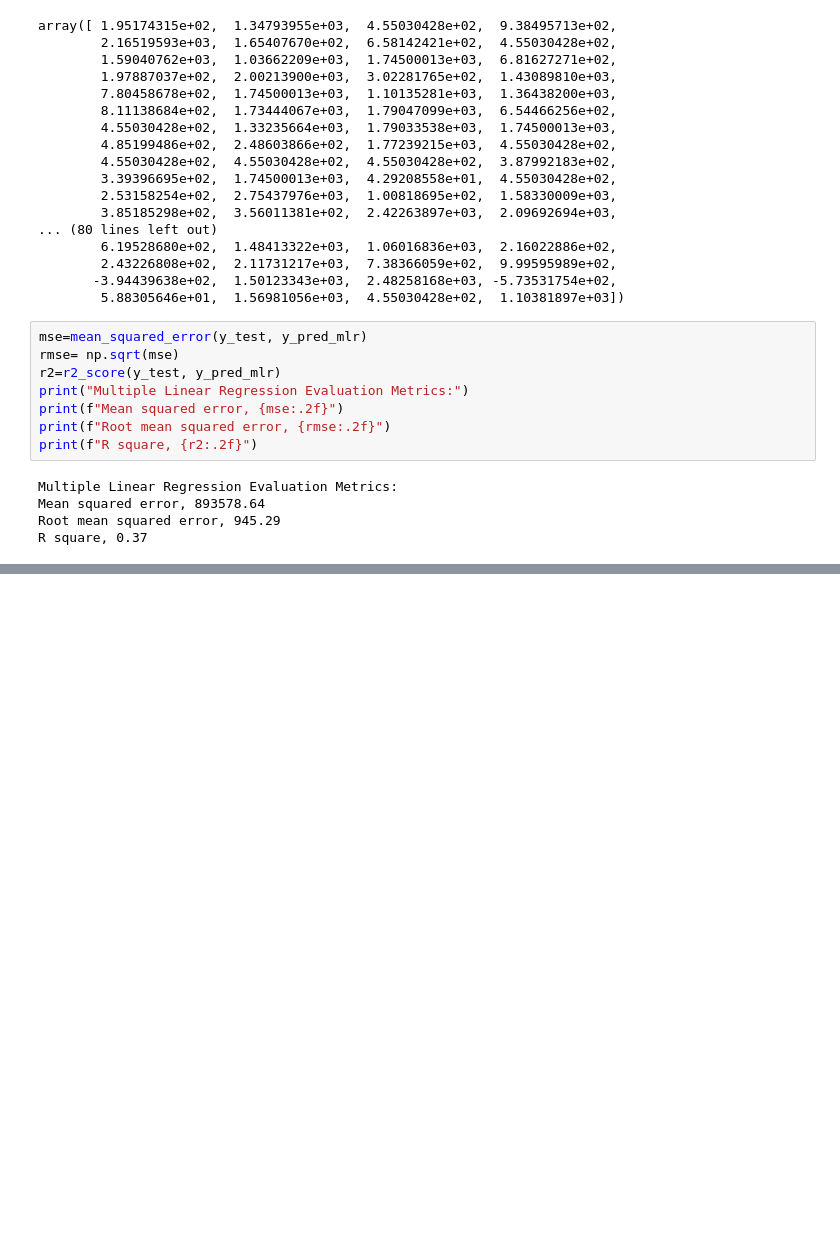
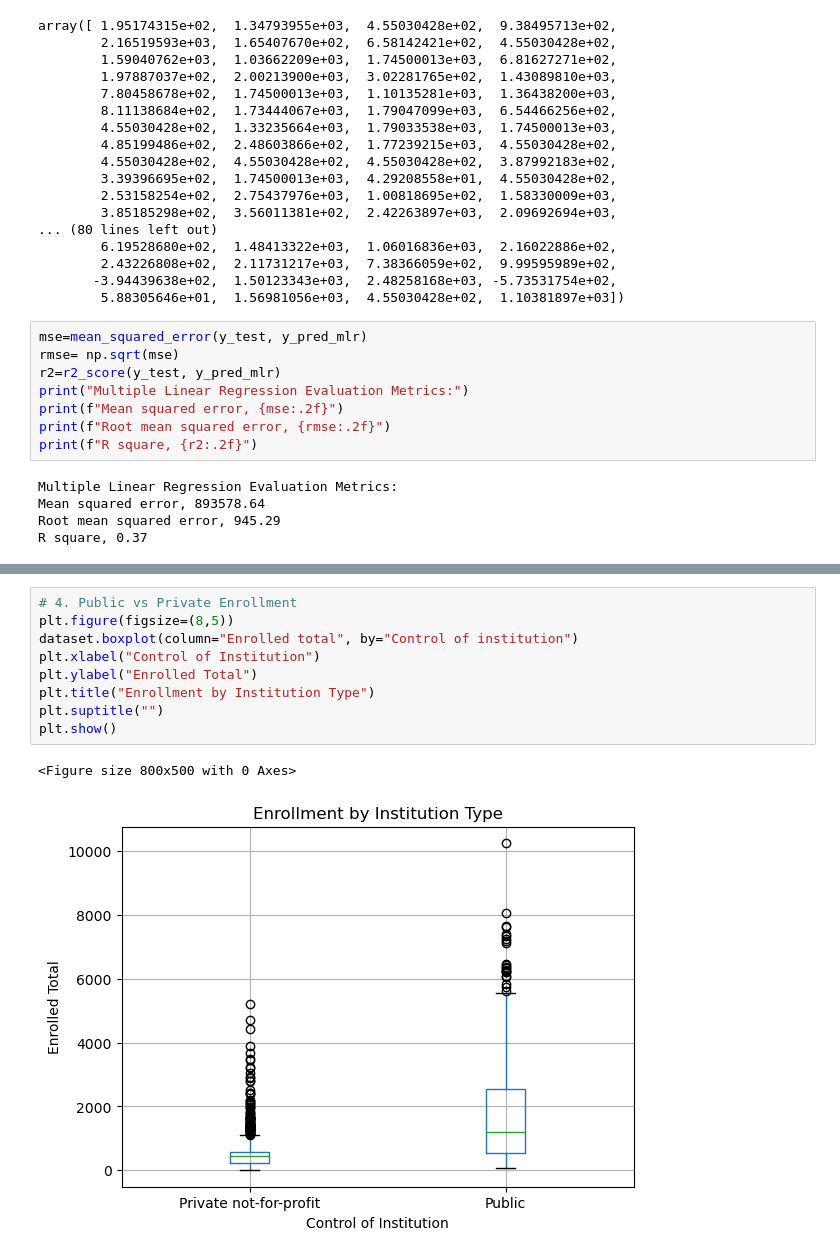
Before and after one commit to bjesarey/DS160_Final_Project_BE_JH, a Jupyter notebook: DS_160_Final_Notebook.ipynb, the cells around one changed output, grey strips where cells are left out. Drawn from its saved outputs; the diff is of its cells as text; blank space fills up the shorter version.

```diff
--- a/DS_160_Final_Notebook.ipynb
+++ b/DS_160_Final_Notebook.ipynb
@@ -250,0 +284,12 @@ R square, 0.37
+# %%
+# 4. Public vs Private Enrollment
+plt.figure(figsize=(8,5))
+dataset.boxplot(column="Enrolled total", by="Control of institution")
+plt.xlabel("Control of Institution")
+plt.ylabel("Enrolled Total")
+plt.title("Enrollment by Institution Type")
+plt.suptitle("")
+plt.show()
+# %% [output]
+<Figure size 800x500 with 0 Axes>
+[figure, added]
```
Also changed, not shown: parts of 8 cells of this notebook.
